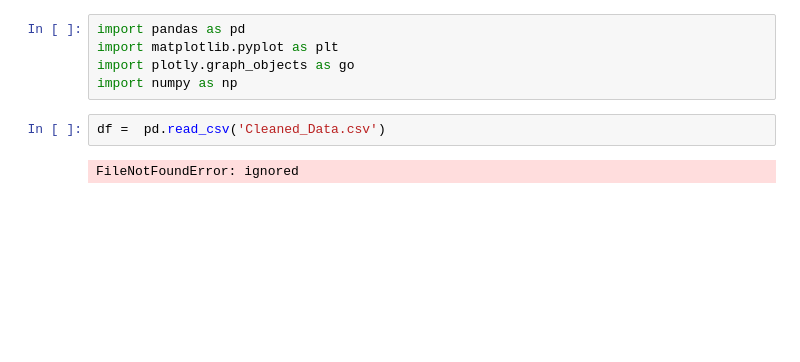
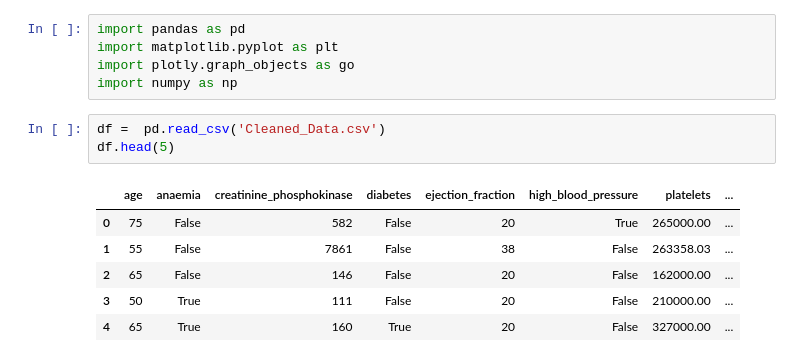
Before and after one commit to jpaezg93/Case-Study-Cardiac-Risks, a Jupyter notebook: graphs.ipynb, the cells around one changed output. Cells and saved outputs as stored; diff of their text form; blank space fills up the shorter version.

```diff
--- a/graphs.ipynb
+++ b/graphs.ipynb
@@ -7,5 +7,11 @@ import plotly.graph_objects as go
 import numpy as np
 # %%
 df =  pd.read_csv('Cleaned_Data.csv')
+df.head(5)
 # %% [output]
-FileNotFoundError: ignored
+|  | age | anaemia | creatinine_phosphokinase | diabetes | ejection_fraction | high_blood_pressure | platelets | ... |
+| 0 | 75 | False | 582 | False | 20 | True | 265000.00 | ... |
+| 1 | 55 | False | 7861 | False | 38 | False | 263358.03 | ... |
+| 2 | 65 | False | 146 | False | 20 | False | 162000.00 | ... |
+| 3 | 50 | True | 111 | False | 20 | False | 210000.00 | ... |
+| 4 | 65 | True | 160 | True | 20 | False | 327000.00 | ... |
```
Also changed, not shown: parts of 2 cells of this notebook.
